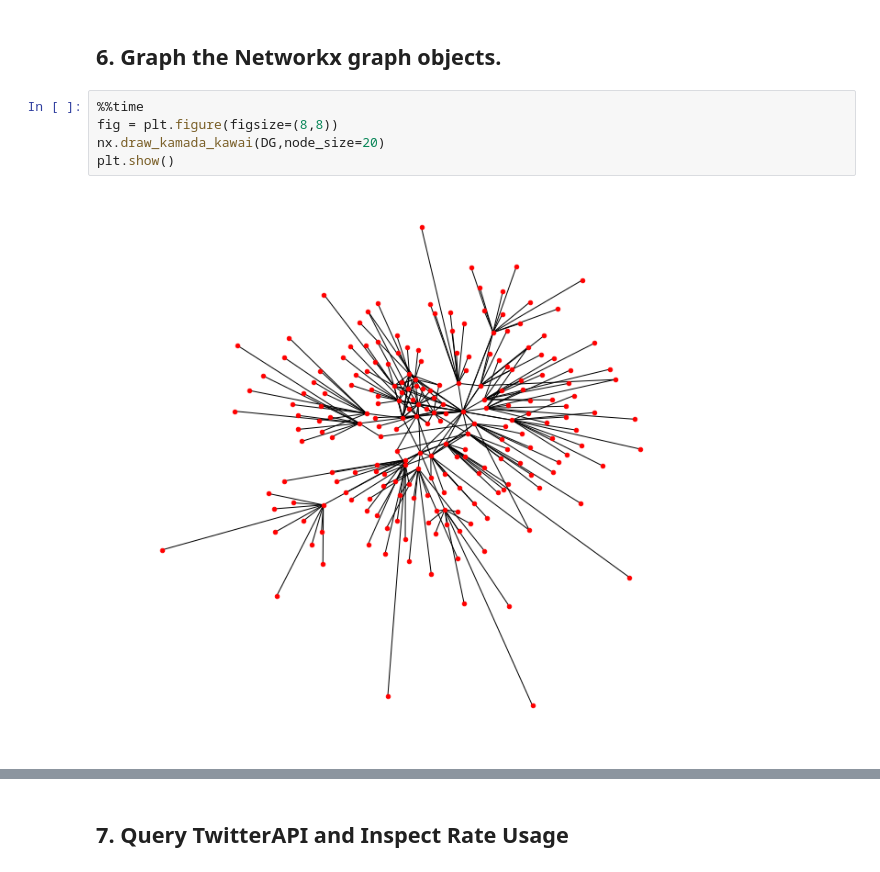
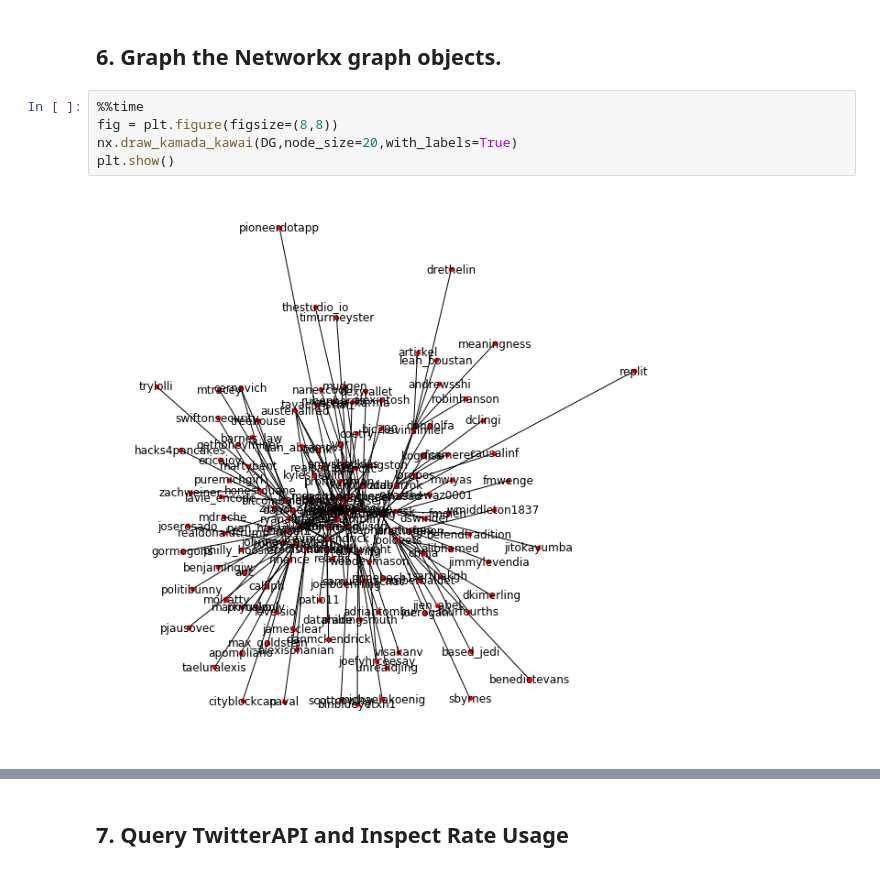
Before and after one commit to labs12-twitter-blocker/labs12-twitter-blocker-DS, a Jupyter notebook: notebooks/Async_Revised_Full_Run.ipynb, the cells around one changed output, grey strips where cells are left out. Drawn from its saved outputs; the diff is of its cells as text.

```diff
--- a/notebooks/Async_Revised_Full_Run.ipynb
+++ b/notebooks/Async_Revised_Full_Run.ipynb
@@ -251,7 +280,7 @@ len(bicomponents)
 # %%
 %%time
 fig = plt.figure(figsize=(8,8))
-nx.draw_kamada_kawai(DG,node_size=20)
+nx.draw_kamada_kawai(DG,node_size=20,with_labels=True)
 plt.show()
 # %% [output]
-[figure, old version]
+[figure, new version]
```
Also changed, not shown: parts of 10 cells of this notebook.
